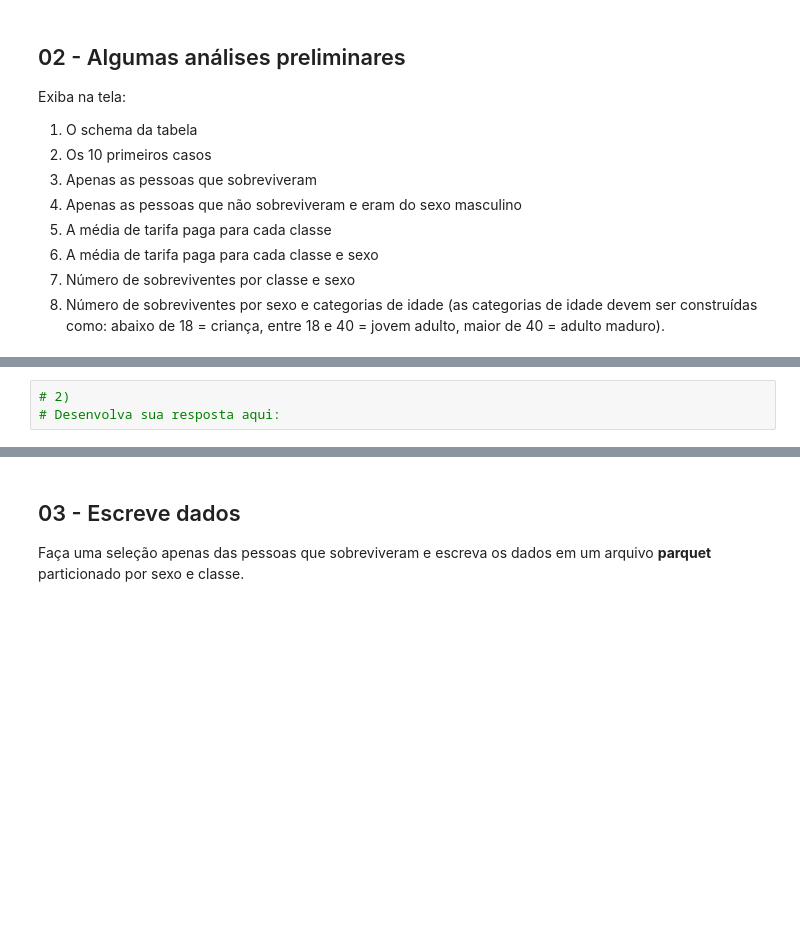
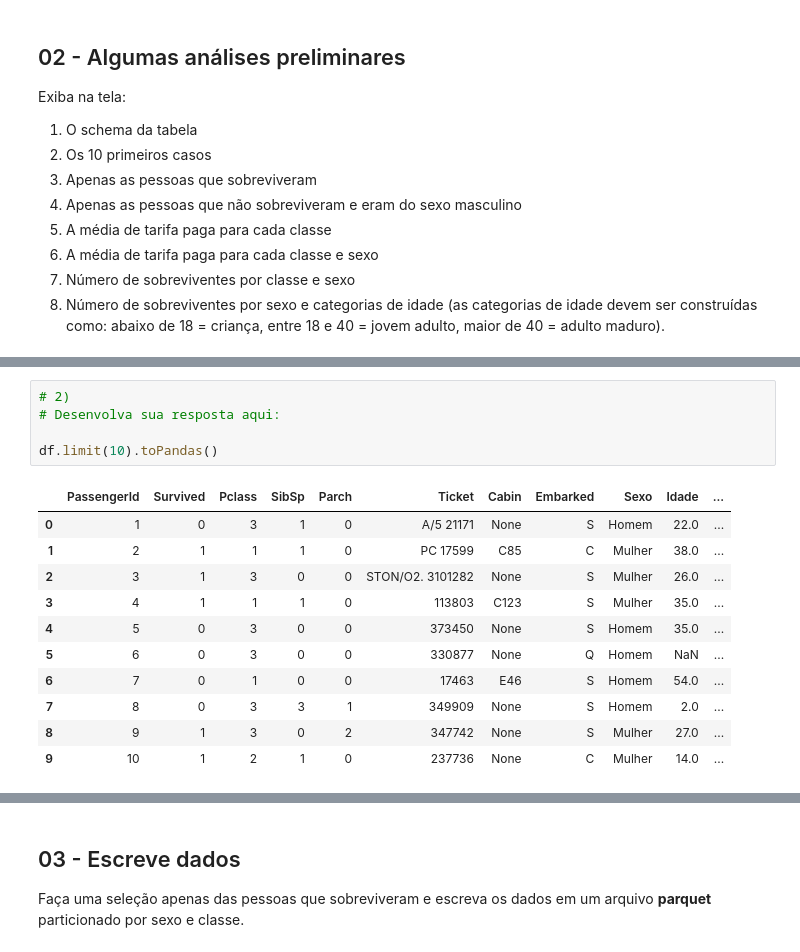
Before and after one commit to lucasmsmedeiros/onboarding-tecnico-de, a Jupyter notebook: 3-spark/spark-notebook.ipynb, the cells around one changed output, grey strips where cells are left out. Cells and saved outputs as stored; diff of their text form; blank space fills up the shorter version.

```diff
--- a/3-spark/spark-notebook.ipynb
+++ b/3-spark/spark-notebook.ipynb
@@ -41,6 +83,20 @@ Exiba na tela:
 # %%
 # 2)
 # Desenvolva sua resposta aqui:
+
+df.limit(10).toPandas()
+# %% [output]
+|  | PassengerId | Survived | Pclass | SibSp | Parch | Ticket | Cabin | Embarked | Sexo | Idade | ... |
+| 0 | 1 | 0 | 3 | 1 | 0 | A/5 21171 | None | S | Homem | 22.0 | ... |
+| 1 | 2 | 1 | 1 | 1 | 0 | PC 17599 | C85 | C | Mulher | 38.0 | ... |
+| 2 | 3 | 1 | 3 | 0 | 0 | STON/O2. 3101282 | None | S | Mulher | 26.0 | ... |
+| 3 | 4 | 1 | 1 | 1 | 0 | 113803 | C123 | S | Mulher | 35.0 | ... |
+| 4 | 5 | 0 | 3 | 0 | 0 | 373450 | None | S | Homem | 35.0 | ... |
+| 5 | 6 | 0 | 3 | 0 | 0 | 330877 | None | Q | Homem | NaN | ... |
+| 6 | 7 | 0 | 1 | 0 | 0 | 17463 | E46 | S | Homem | 54.0 | ... |
+| 7 | 8 | 0 | 3 | 3 | 1 | 349909 | None | S | Homem | 2.0 | ... |
+| 8 | 9 | 1 | 3 | 0 | 2 | 347742 | None | S | Mulher | 27.0 | ... |
+| 9 | 10 | 1 | 2 | 1 | 0 | 237736 | None | C | Mulher | 14.0 | ... |
 # %%
 # 3)
 # Desenvolva sua resposta aqui:
```
Also changed, not shown: parts of 16 cells of this notebook, 16 other files.
